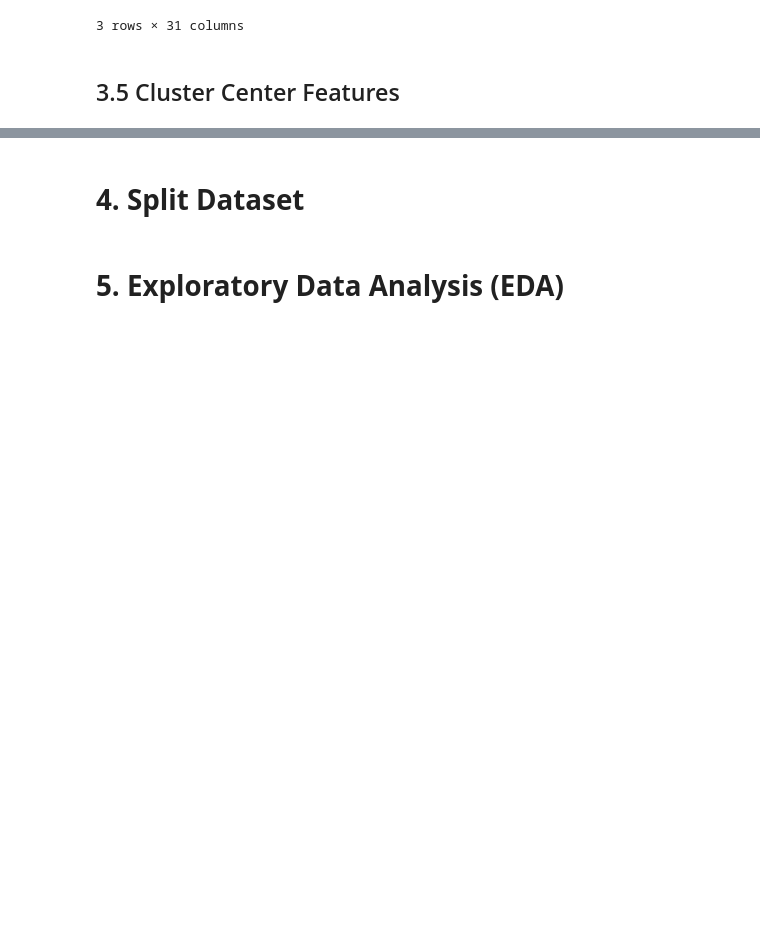
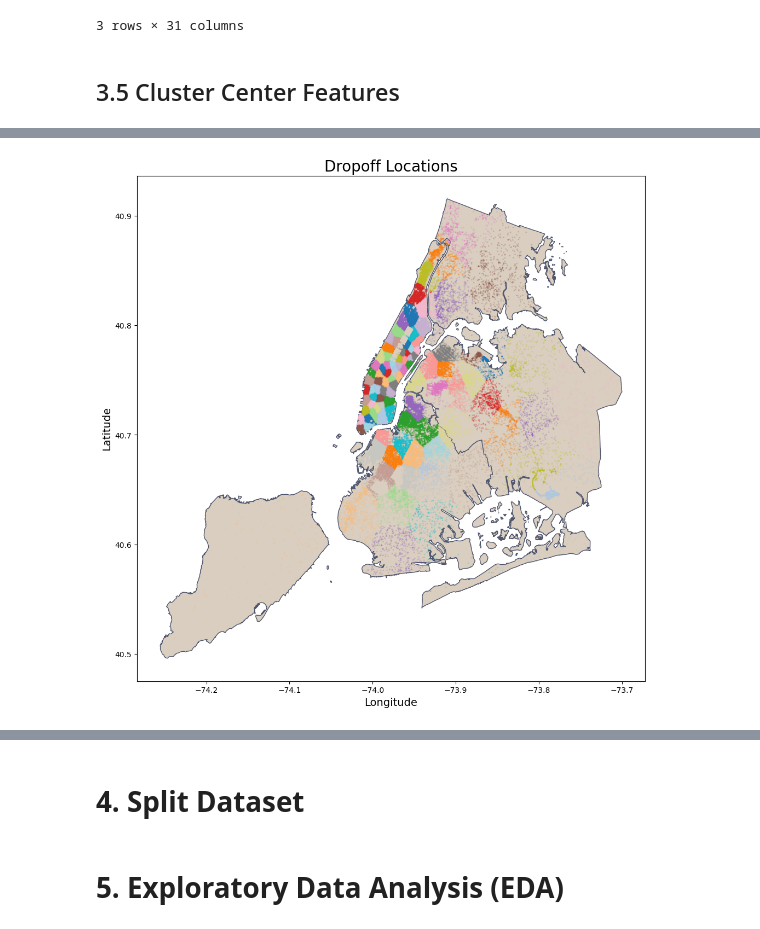
Before and after one commit to marcosbenicio/taxi-trip-regression, a Jupyter notebook: notebooks/taxi-trip-duration copy.ipynb, the cells around one changed output, grey strips where cells are left out. Saved outputs shown, nothing was run; the diff lists cells and outputs as text; code cells hidden in the pictures; blank space fills up the shorter version.

```diff
--- a/notebooks/taxi-trip-duration copy.ipynb
+++ b/notebooks/taxi-trip-duration copy.ipynb
@@ -266,8 +260,8 @@ Number of outliers removed:1216
 geometry = gpd.points_from_xy(pickup_within_nyc['dropoff_longitude'],
                                 pickup_within_nyc['dropoff_latitude'])
 
-pickup_dropoff_within_nyc = plot_map(   pickup_within_nyc, nyc_boundary, geometry,
-                                'Dropoff Locations', sample_size = 0, color_points = orange)
+pickup_dropoff_within_nyc = plot_points_map(   pickup_within_nyc, nyc_boundary, geometry,
+                                'Dropoff Locations', color_points = orange)
 
 print(f'Number of outliers removed:{len(pickup_within_nyc) - len(pickup_dropoff_within_nyc)}' )
 # %% [output]
@@ -995,2 +974,34 @@ _ = plot_map(taxi_trip_sample, nyc_boundary, geometry, 'Dropoff Locations', samp
+# %%
+def plot_clusters_map(  df , gdf_map, latitude_col, longitude_col, cluster_col , title = ' ',
+                        sample_size = 0,  color_map = white, random_state = 42):
+
+
+    fig, ax = plt.subplots(figsize=(12, 12))
+
+    if sample_size > 0:
+        df = df.sample(sample_size, random_state = random_state)
+
+
+    # Create GeoDataFrame from the DataFrame
+    geometry = gpd.points_from_xy(  df[longitude_col],
+                                    df[latitude_col])
+    gdf_clusters = gpd.GeoDataFrame(df, geometry = geometry)
+
+    # convert to the same coordinate reference system
+    gdf_clusters = gdf_clusters.set_crs(epsg=4326)
+    gdf_map = gdf_map.to_crs(epsg=4326)
+
+    # Plot the NYC boundary
+    gdf_map.plot(ax=ax, color = color_map, edgecolor=grey)
+
+    # Extract longitude and latitude
+    longitude = gdf_clusters.geometry.x
+    latitude = gdf_clusters.geometry.y
+    ax.scatter(longitude, latitude, s=1, c = df[cluster_col].values, cmap='tab20', alpha = 0.2)
+
+    ax.set_xlabel('Longitude', fontsize=14)
+    ax.set_ylabel('Latitude', fontsize=14)
+    ax.set_title(title, fontsize=20)
+    plt.show()
 # %%
 sample_size = 500000
@@ -1017,3 +1024,0 @@ MiniBatchKMeans(batch_size=100, n_clusters=50, n_init='auto', random_state=42)
-# %%
-taxi_trip_sample['pickup_cluster'] = kmeans_pickup.predict(pickup_locations)
-taxi_trip_sample['dropoff_cluster'] = kmeans_dropoff.predict(dropoff_locations)
@@ -1035,0 +1036,5 @@ taxi_trip_sample
+# %%
+plot_clusters_map(  taxi_trip_sample, nyc_boundary, 'dropoff_latitude', 'dropoff_longitude',
+                    title = 'Dropoff Locations', sample_size = 0, cluster_col = 'dropoff_cluster')
+# %% [output]
+[figure, added]
```
Also changed, not shown: parts of 11 cells of this notebook.
